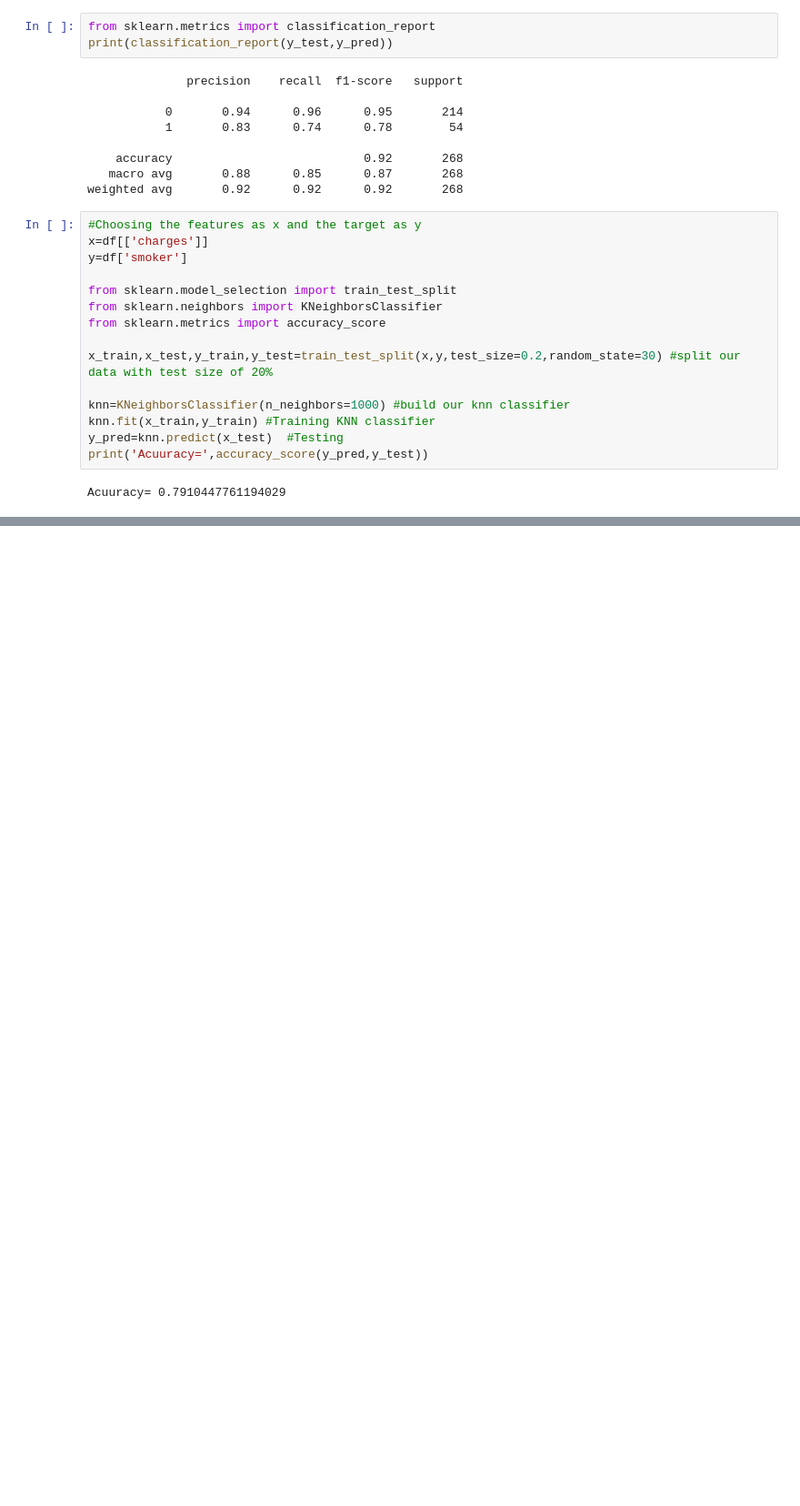
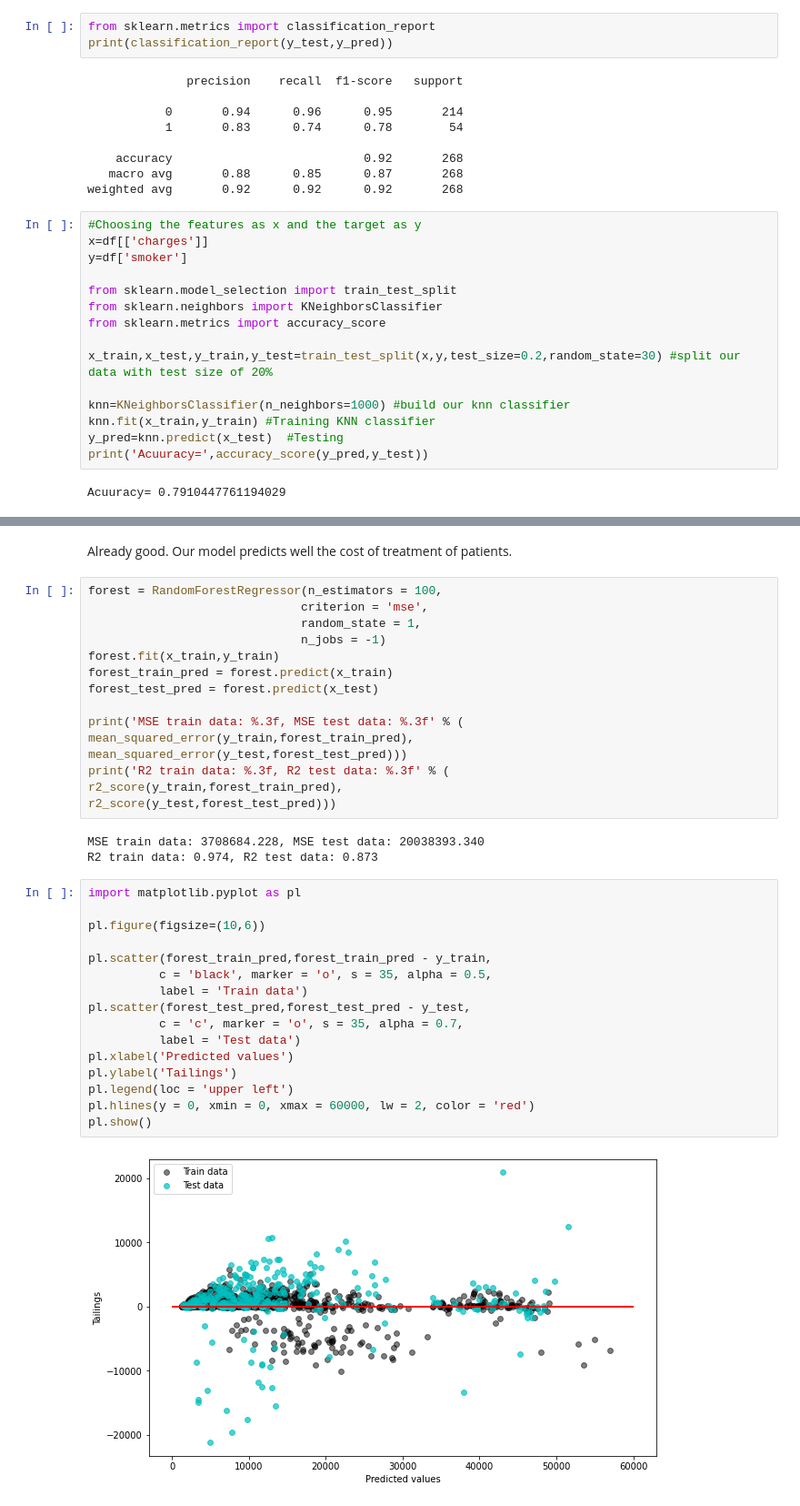
Before and after one commit to sarrasoussia/GoMyCode, a Jupyter notebook: CoverMyMeds.ipynb, the cells around one changed output, grey strips where cells are left out. Shown: that part at 91% size. Drawn from its saved outputs; the diff is of its cells as text; blank space fills up the shorter version.

```diff
--- a/CoverMyMeds.ipynb
+++ b/CoverMyMeds.ipynb
@@ -448,0 +453,38 @@ x_train, x_test, y_train, y_test= train_test_split(X, y, test_size=0.3) #splitti
+# %% [markdown]
+Already good. Our model predicts well the cost of treatment of patients.
+# %%
+forest = RandomForestRegressor(n_estimators = 100,
+                              criterion = 'mse',
+                              random_state = 1,
+                              n_jobs = -1)
+forest.fit(x_train,y_train)
+forest_train_pred = forest.predict(x_train)
+forest_test_pred = forest.predict(x_test)
+
+print('MSE train data: %.3f, MSE test data: %.3f' % (
+mean_squared_error(y_train,forest_train_pred),
+mean_squared_error(y_test,forest_test_pred)))
+print('R2 train data: %.3f, R2 test data: %.3f' % (
+r2_score(y_train,forest_train_pred),
+r2_score(y_test,forest_test_pred)))
+# %% [output]
+MSE train data: 3708684.228, MSE test data: 20038393.340
+R2 train data: 0.974, R2 test data: 0.873
+# %%
+import matplotlib.pyplot as pl
+
+pl.figure(figsize=(10,6))
+
+pl.scatter(forest_train_pred,forest_train_pred - y_train,
+          c = 'black', marker = 'o', s = 35, alpha = 0.5,
+          label = 'Train data')
+pl.scatter(forest_test_pred,forest_test_pred - y_test,
+          c = 'c', marker = 'o', s = 35, alpha = 0.7,
+          label = 'Test data')
+pl.xlabel('Predicted values')
+pl.ylabel('Tailings')
+pl.legend(loc = 'upper left')
+pl.hlines(y = 0, xmin = 0, xmax = 60000, lw = 2, color = 'red')
+pl.show()
+# %% [output]
+[figure, added]
```
Also changed, not shown: parts of 12 cells of this notebook.
